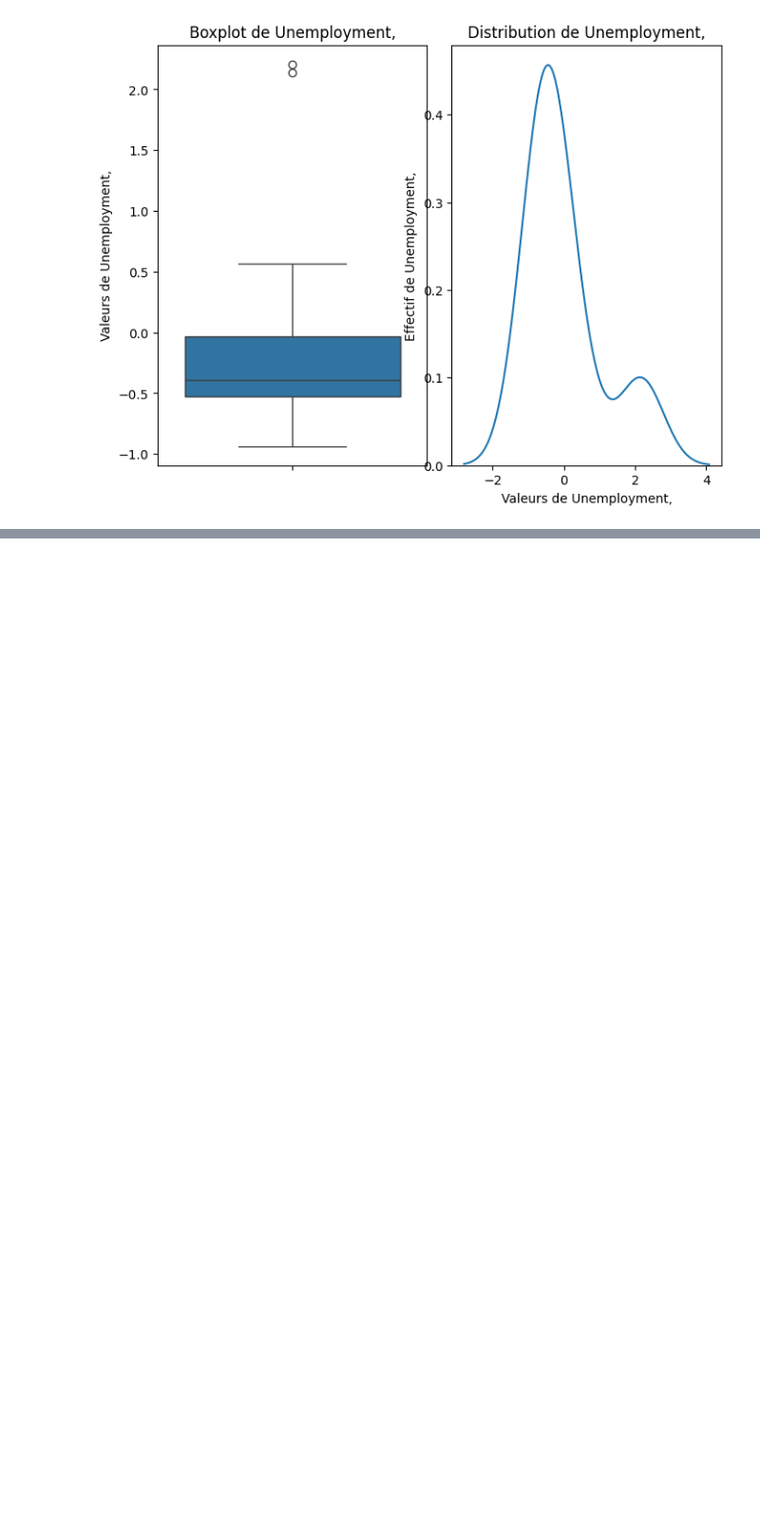
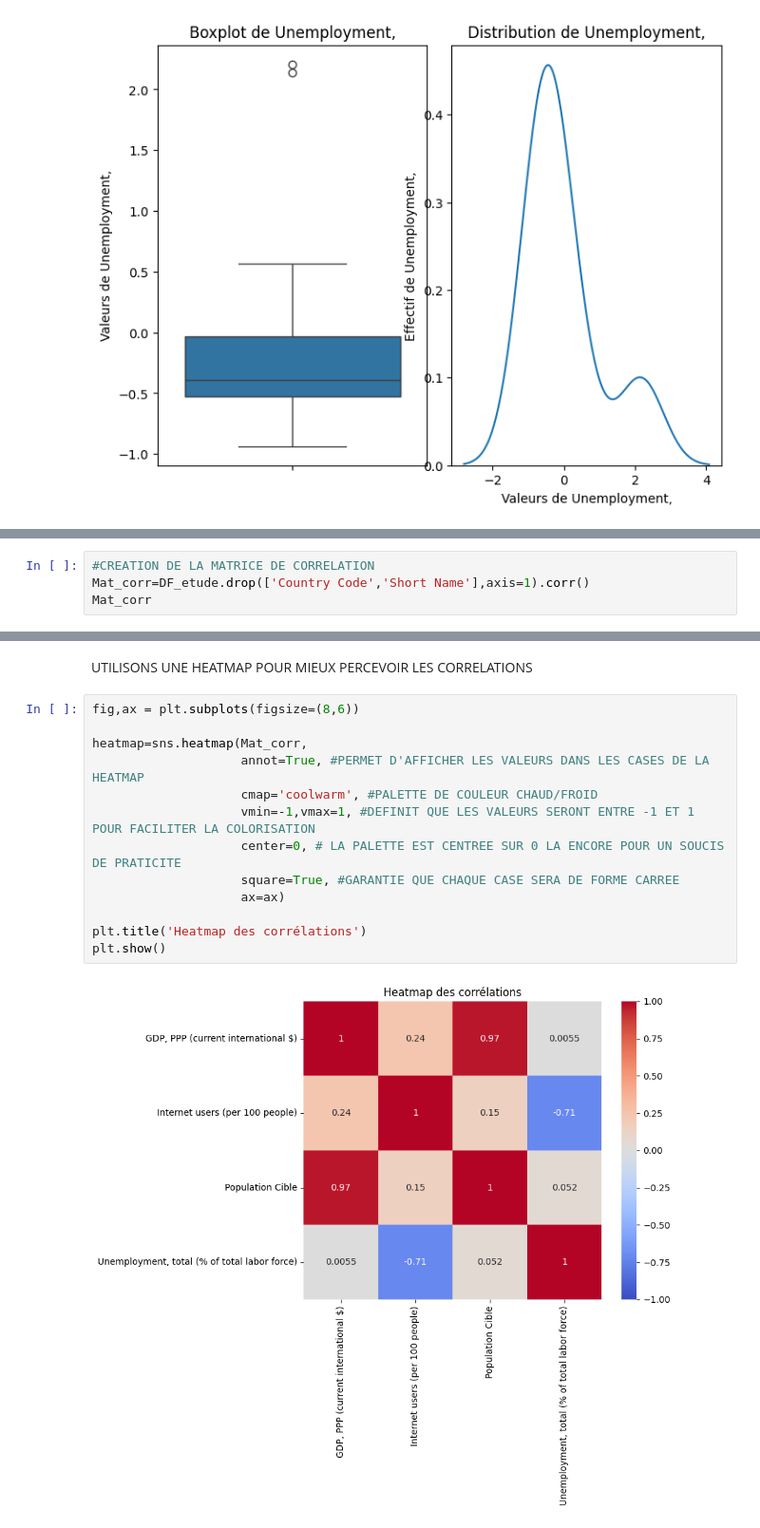
Before and after one commit to EP-portfolio/PROJET_2, a Jupyter notebook: JUPYTER.ipynb, the cells around one changed output, grey strips where cells are left out. Shown at 95% size. Drawn from its saved outputs; the diff is of its cells as text; blank space fills up the shorter version.

Commit message:
creation de la carte + installation des libs necessaires

```diff
--- a/JUPYTER.ipynb
+++ b/JUPYTER.ipynb
@@ -1107,0 +1116,4 @@ for col in DF_etude.columns:
+# %%
+#CREATION DE LA MATRICE DE CORRELATION
+Mat_corr=DF_etude.drop(['Country Code','Short Name'],axis=1).corr()
+Mat_corr
@@ -1107,0 +1132,17 @@ for col in DF_etude.columns:
+# %% [markdown]
+UTILISONS UNE HEATMAP POUR MIEUX PERCEVOIR LES CORRELATIONS
+# %%
+fig,ax = plt.subplots(figsize=(8,6))
+
+heatmap=sns.heatmap(Mat_corr,
+                    annot=True, #PERMET D'AFFICHER LES VALEURS DANS LES CASES DE LA HEATMAP
+                    cmap='coolwarm', #PALETTE DE COULEUR CHAUD/FROID
+                    vmin=-1,vmax=1, #DEFINIT QUE LES VALEURS SERONT ENTRE -1 ET 1 POUR FACILITER LA COLORISATION
+                    center=0, # LA PALETTE EST CENTREE SUR 0 LA ENCORE POUR UN SOUCIS DE PRATICITE
+                    square=True, #GARANTIE QUE CHAQUE CASE SERA DE FORME CARREE
+                    ax=ax)
+
+plt.title('Heatmap des corrélations')
+plt.show()
+# %% [output]
+[figure, added]
```
Also changed, not shown: parts of 13 cells of this notebook.
